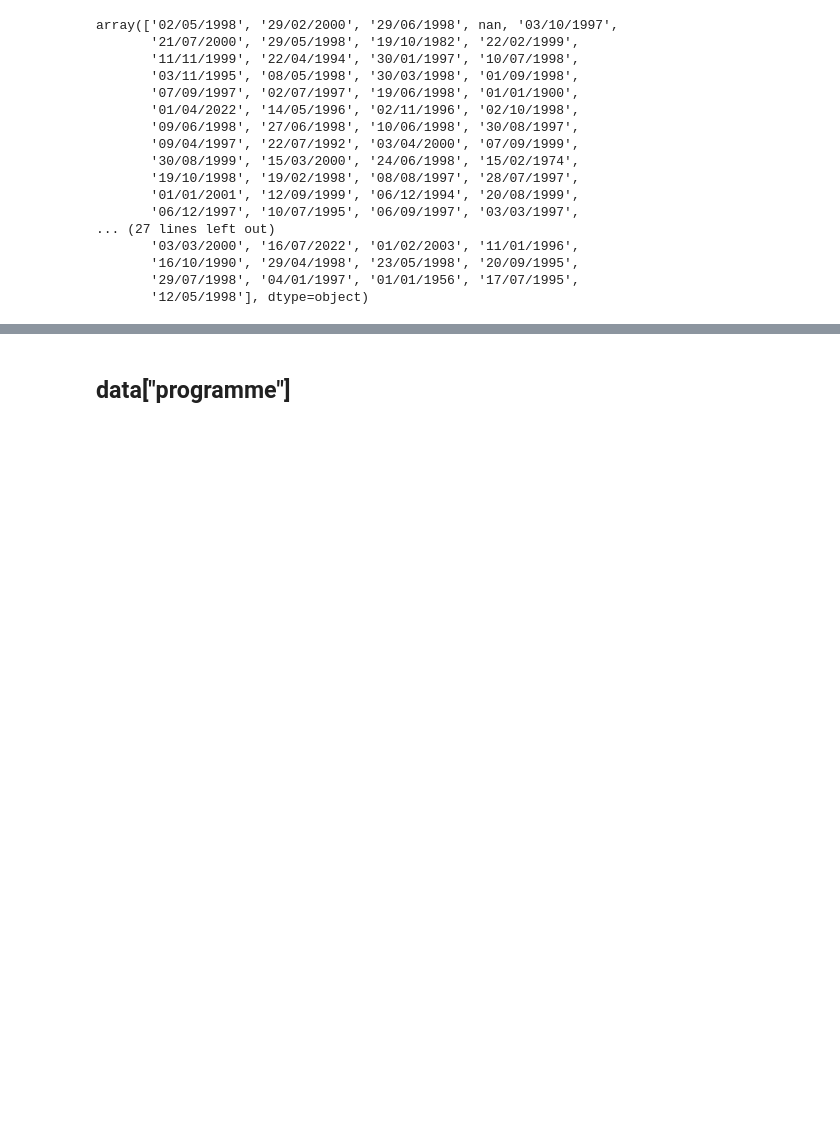
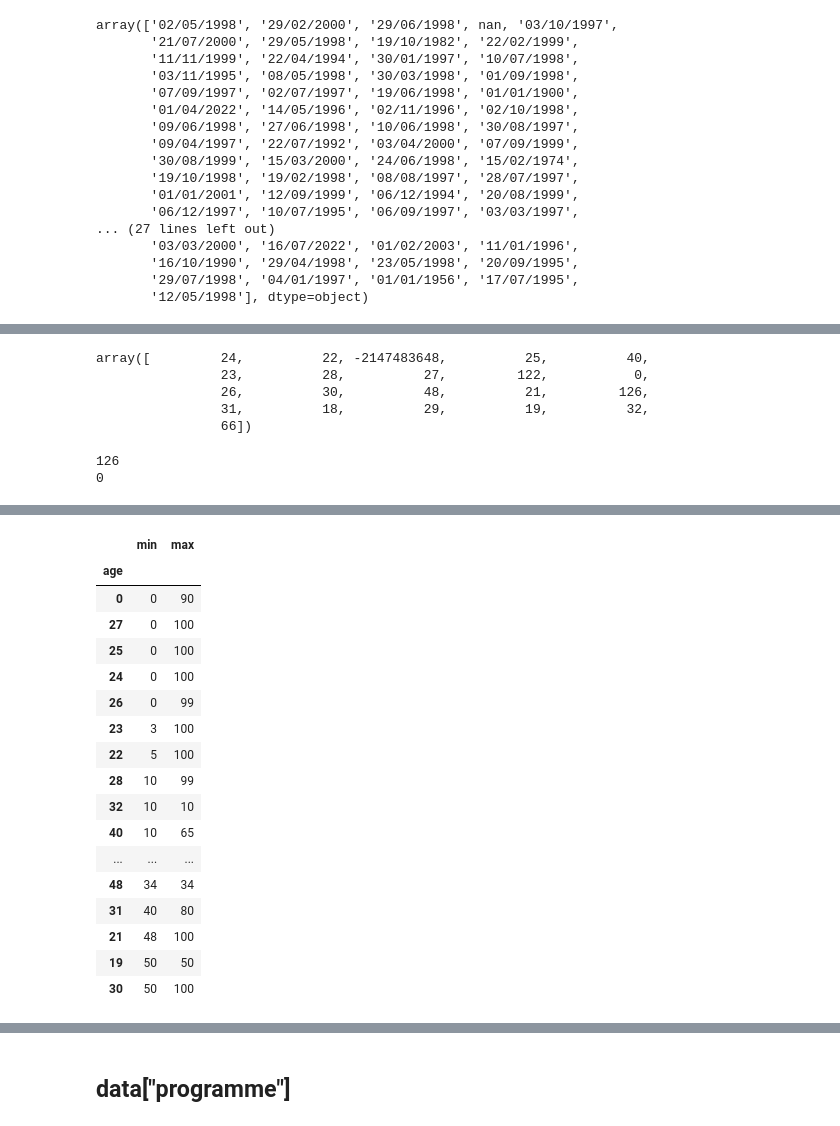
Before and after one commit to melisnv/data-mining-techniques, a Jupyter notebook: task1_explore/1A_EDDA/eda_melis.ipynb, the cells around one changed output, grey strips where cells are left out. Drawn from its saved outputs; the diff is of its cells as text; code cells hidden in the pictures; blank space fills up the shorter version.

```diff
--- a/task1_explore/1A_EDDA/eda_melis.ipynb
+++ b/task1_explore/1A_EDDA/eda_melis.ipynb
@@ -691,0 +695,8 @@ sum(data['birth_date'].isna())
+# %%
+data["age"].unique()
+# %% [output]
+array([         24,          22, -2147483648,          25,          40,
+                23,          28,          27,         122,           0,
+                26,          30,          48,          21,         126,
+                31,          18,          29,          19,          32,
+                66])
@@ -692,3 +712,11 @@ sum(data['birth_date'].isna())
+# %%
+print(sum(data['birth_date'].isna()))
+print(sum(data['age'].isna()))
+data["age"] = data["age"].astype(int)
+data.drop("year",axis=1,inplace=True)
+# %% [output]
+126
+0
 # %%
 data.head()
 # %% [output]
@@ -698,3 +726,24 @@ data.head()
 | 2 | 4-5-2022 12:12:09 | Computational Science | 1.0 | 1.0 | 1.0 | 0.0 | male | fat | 29/06/1998 | ... |
 | 3 | 4-5-2022 12:12:09 | Bioinformatics and Systems Biology | 1.0 | 0.0 | NaN | 1.0 | male | neither | NaN | ... |
 | 4 | 4-5-2022 12:12:15 | AI | 1.0 | 1.0 | 1.0 | 0.0 | male | fat | 03/10/1997 | ... |
+# %%
+data.groupby('age')['stress_level'].agg(['min', 'max']).sort_values(['min'])
+# %% [output]
+|  | min | max |
+| age |  |  |
+| 0 | 0 | 90 |
+| 27 | 0 | 100 |
+| 25 | 0 | 100 |
+| 24 | 0 | 100 |
+| 26 | 0 | 99 |
+| 23 | 3 | 100 |
+| 22 | 5 | 100 |
+| 28 | 10 | 99 |
+| 32 | 10 | 10 |
+| 40 | 10 | 65 |
+| ... | ... | ... |
+| 48 | 34 | 34 |
+| 31 | 40 | 80 |
+| 21 | 48 | 100 |
+| 19 | 50 | 50 |
+| 30 | 50 | 100 |
```
Also changed, not shown: parts of 14 cells of this notebook.
